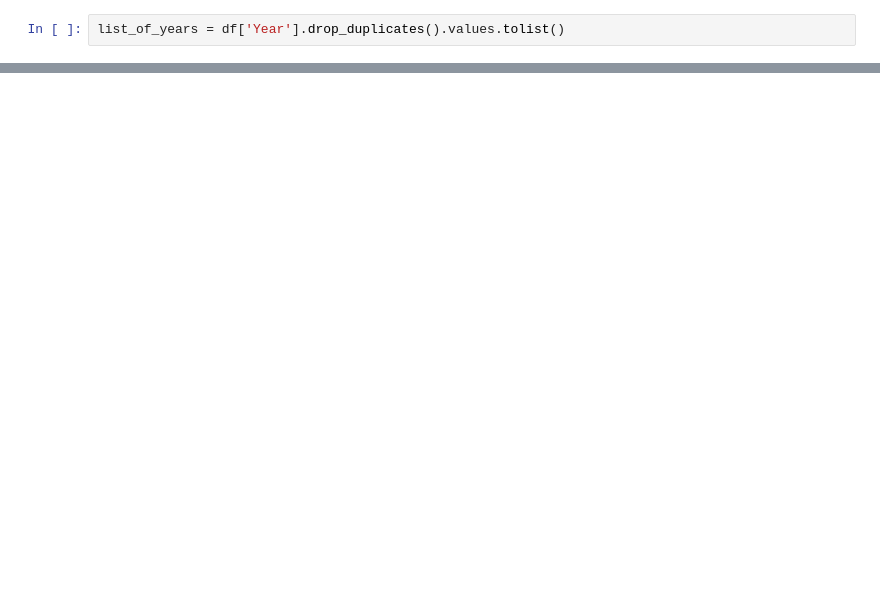
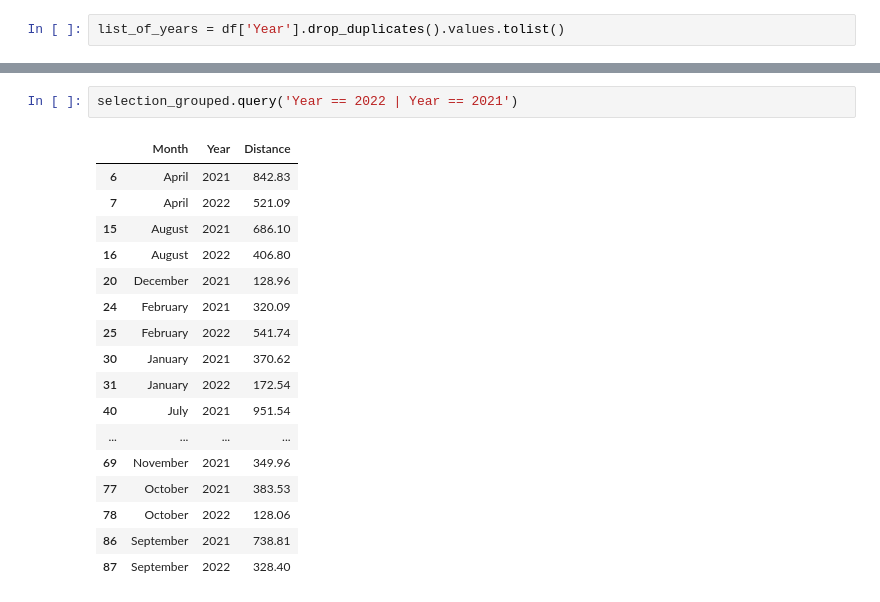
Before and after one commit to RadimJedlicka/my_garmin_data, a Jupyter notebook: cycling_activities.ipynb, the cells around one changed output, grey strips where cells are left out. Cells and saved outputs as stored; diff of their text form; blank space fills up the shorter version.

```diff
--- a/cycling_activities.ipynb
+++ b/cycling_activities.ipynb
@@ -552,0 +508,20 @@ alt.Chart(...)
+# %%
+selection_grouped.query('Year == 2022 | Year == 2021')
+# %% [output]
+|  | Month | Year | Distance |
+| 6 | April | 2021 | 842.83 |
+| 7 | April | 2022 | 521.09 |
+| 15 | August | 2021 | 686.10 |
+| 16 | August | 2022 | 406.80 |
+| 20 | December | 2021 | 128.96 |
+| 24 | February | 2021 | 320.09 |
+| 25 | February | 2022 | 541.74 |
+| 30 | January | 2021 | 370.62 |
+| 31 | January | 2022 | 172.54 |
+| 40 | July | 2021 | 951.54 |
+| ... | ... | ... | ... |
+| 69 | November | 2021 | 349.96 |
+| 77 | October | 2021 | 383.53 |
+| 78 | October | 2022 | 128.06 |
+| 86 | September | 2021 | 738.81 |
+| 87 | September | 2022 | 328.40 |
```
Also changed, not shown: parts of 22 cells of this notebook, 10 other files.
